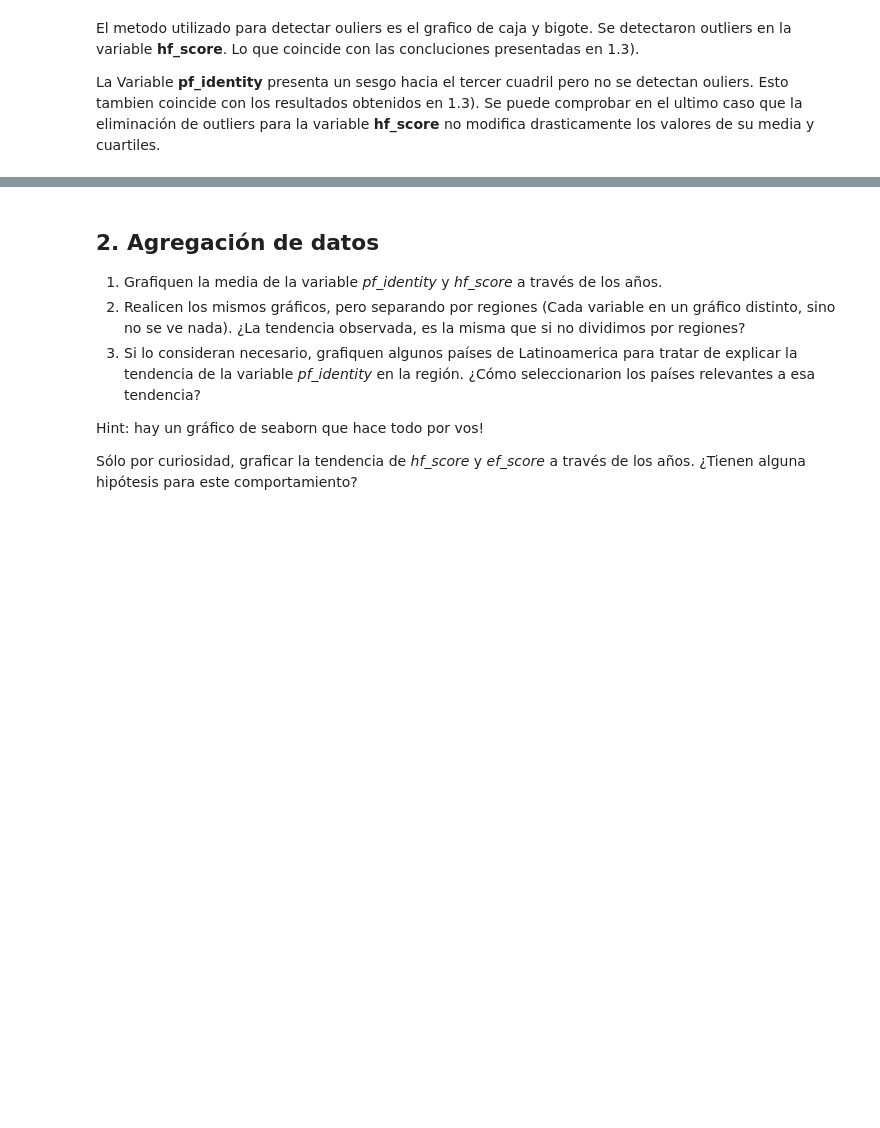
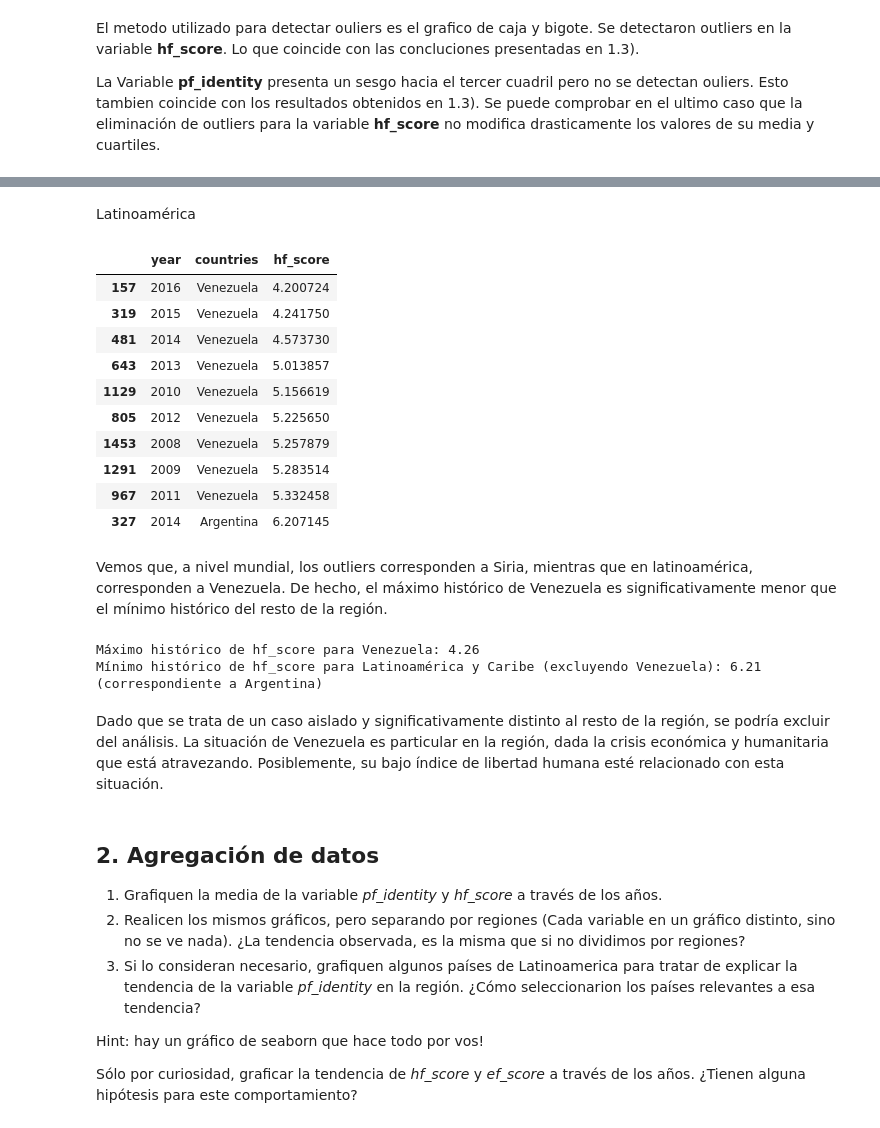
Before and after one commit to lvc0107/diplodatos, a Jupyter notebook: notebooks/practico1_nahuel.ipynb, the cells around one changed output, grey strips where cells are left out. Drawn from its saved outputs; the diff is of its cells as text; code cells hidden in the pictures; blank space fills up the shorter version.

```diff
--- a/notebooks/practico1_nahuel.ipynb
+++ b/notebooks/practico1_nahuel.ipynb
@@ -282,3 +301,39 @@ Se puede comprobar en el ultimo caso que la eliminación de outliers para la var
+# %% [markdown]
+Latinoamérica
+# %%
+mask = (dataset['region'] == 'Latin America & the Caribbean') & (dataset['hf_score'] < 6.5)
+dataset[mask].sort_values(by='hf_score')[['year', 'countries', 'hf_score']].head(10)
+# %% [output]
+|  | year | countries | hf_score |
+| 157 | 2016 | Venezuela | 4.200724 |
+| 319 | 2015 | Venezuela | 4.241750 |
+| 481 | 2014 | Venezuela | 4.573730 |
+| 643 | 2013 | Venezuela | 5.013857 |
+| 1129 | 2010 | Venezuela | 5.156619 |
+| 805 | 2012 | Venezuela | 5.225650 |
+| 1453 | 2008 | Venezuela | 5.257879 |
+| 1291 | 2009 | Venezuela | 5.283514 |
+| 967 | 2011 | Venezuela | 5.332458 |
+| 327 | 2014 | Argentina | 6.207145 |
+# %% [markdown]
+Vemos que, a nivel mundial, los outliers corresponden a Siria, mientras que en latinoamérica, corresponden a Venezuela. De hecho, el máximo histórico de Venezuela es significativamente menor que el mínimo histórico del resto de la región.
+# %%
+mask = dataset['countries'] != 'Venezuela'
+ven_max = dataset[mask].groupby(by='countries').max()[['year', 'hf_score']].sort_values(by='hf_score')['hf_score'][0]
+print('Máximo histórico de hf_score para Venezuela: {:.2f}'.format(ven_max))
+
+mask = (dataset['region'] == 'Latin America & the Caribbean') & (dataset['countries'] != 'Venezuela')
+dataset[mask].groupby(by='countries').min().sort_values(by='hf_score')['hf_score'][0]
+aux = dataset[mask].groupby(by='countries').min().sort_values(by='hf_score')[ 'hf_score']
+region_min = aux.values[0]
+pais = aux.index[0]
+print('Mínimo histórico de hf_score para Latinoamérica y Caribe (excluyendo Venezuela): {:.2f} (correspondiente a {})'.format(region_min, pais))
+# %% [output]
+Máximo histórico de hf_score para Venezuela: 4.26
+Mínimo histórico de hf_score para Latinoamérica y Caribe (excluyendo Venezuela): 6.21 (correspondiente a Argentina)
+# %% [markdown]
+Dado que se trata de un caso aislado y significativamente distinto al resto de la región, se podría excluir del análisis.
+La situación de Venezuela es particular en la región, dada la crisis económica y humanitaria que está atravezando. Posiblemente, su bajo índice de libertad humana esté relacionado con esta situación.
 # %% [markdown]
 ## 2. Agregación de datos
 
```
Also changed, not shown: parts of 13 cells of this notebook.
